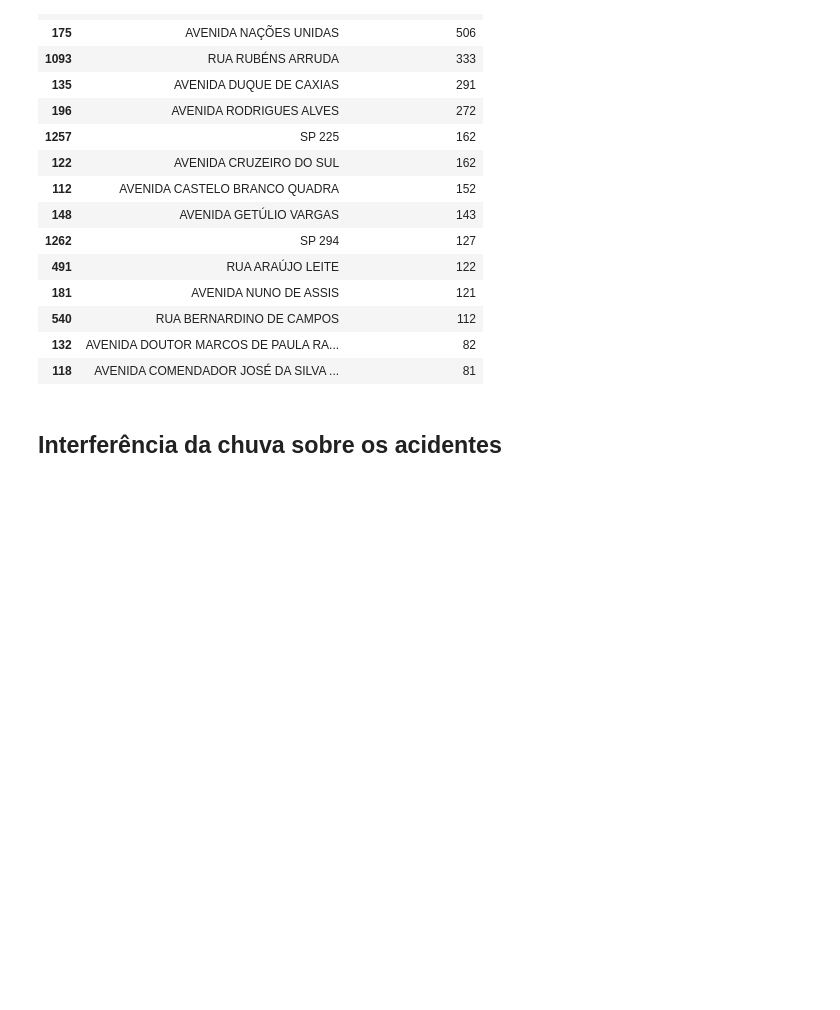
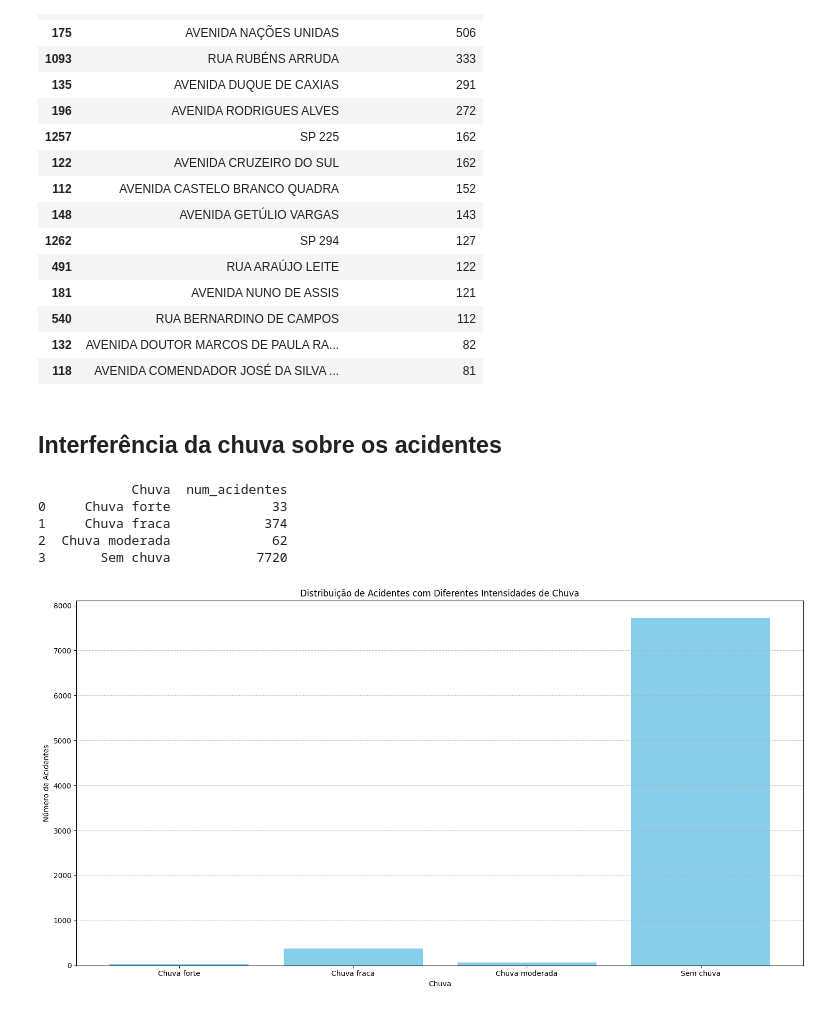
Before and after one commit to PedroSmithhh/TCC, a Jupyter notebook: pedro-insights.ipynb, the cells around one changed output. Saved outputs shown, nothing was run; the diff lists cells and outputs as text; code cells hidden in the pictures; blank space fills up the shorter version.

Commit message:
analise das chuvas sobre os acidentes

```diff
--- a/pedro-insights.ipynb
+++ b/pedro-insights.ipynb
@@ -17,6 +17,7 @@ pd.set_option('display.max_rows', None)
 sinistros = pd.read_csv(r"data\Acidentes\sinistros_2022-2025_bauru.csv", sep=";")
 pessoas = pd.read_csv(r"data\Acidentes\pessoas_2022-2025_bauru.csv", sep=";")
 veiculos = pd.read_csv(r"data\Acidentes\veiculos_2022-2025_bauru.csv", sep=";")
+sinistros_chuva = pd.read_csv(r"data\Acidentes\sinistros_com_chuva_2022-2025.csv", sep=";")
 # %%
 sinistros.head(10)
 # %% [output]
@@ -442,3 +456,28 @@ ruas_acidentes
 | 118 | AVENIDA COMENDADOR JOSÉ DA SILVA ... | 81 |
 # %% [markdown]
 ## Interferência da chuva sobre os acidentes
+# %%
+chuva_acidentes = sinistros_chuva.copy()
+
+chuva_acidentes = chuva_acidentes.groupby("Chuva").size().reset_index(name="num_acidentes")
+
+print(chuva_acidentes)
+
+# Criar o gráfico de barras
+plt.figure(figsize=(15, 8))
+plt.bar(chuva_acidentes["Chuva"], chuva_acidentes["num_acidentes"], color="skyblue")
+plt.xlabel("Chuva")
+plt.ylabel("Número de Acidentes")
+plt.title("Distribuição de Acidentes com Diferentes Intensidades de Chuva")
+plt.grid(axis="y", linestyle="--", alpha=0.7)
+plt.tight_layout()
+
+# Exibir o gráfico
+plt.show()
+# %% [output]
+            Chuva  num_acidentes
+0     Chuva forte             33
+1     Chuva fraca            374
+2  Chuva moderada             62
+3       Sem chuva           7720
+[figure, added]
```
Also changed, not shown: parts of 3 cells of this notebook, 5 other files.
